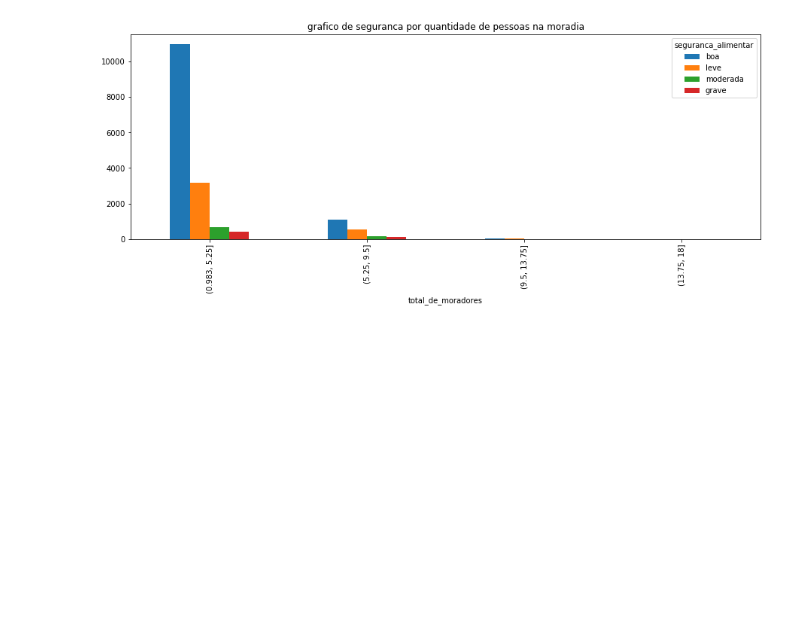
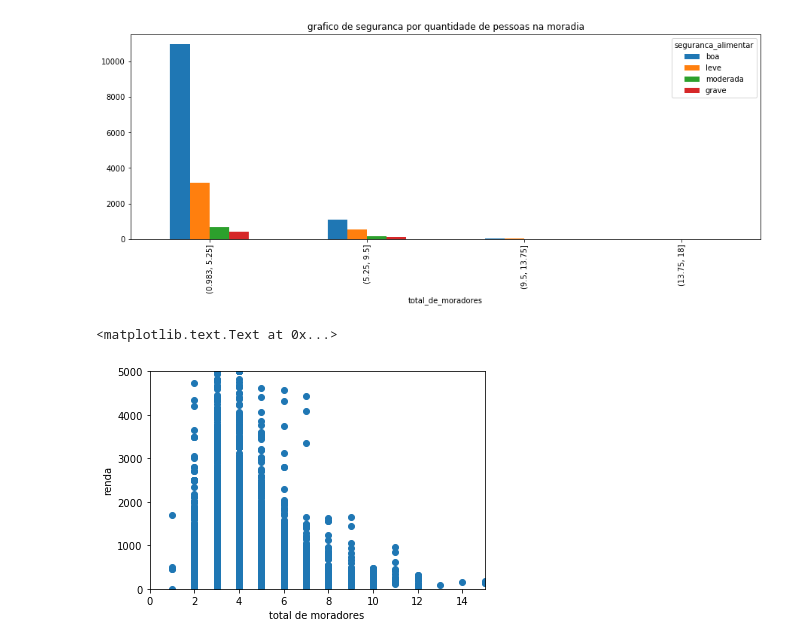
Before and after one commit to luigicorradi/ciencia-dos-dados, a Jupyter notebook: projeto1/projeto1.ipynb, the cells around one changed output. Drawn from its saved outputs; the diff is of its cells as text; code cells hidden in the pictures; blank space fills up the shorter version.

```diff
--- a/projeto1/projeto1.ipynb
+++ b/projeto1/projeto1.ipynb
@@ -172,3 +163,11 @@ plt.title('grafico de seguranca por quantidade de pessoas na moradia')
 # %% [output]
 <matplotlib.text.Text at 0x...>
 [figure]
+# %%
+plt.scatter(dados09sudeste.total_de_moradores, dados09sudeste.renda_mensal_per_capita)
+plt.axis([0,15,0,5000])
+plt.ylabel('renda')
+plt.xlabel('total de moradores')
+# %% [output]
+<matplotlib.text.Text at 0x...>
+[figure, added]
```
Also changed, not shown: parts of 4 cells of this notebook.
